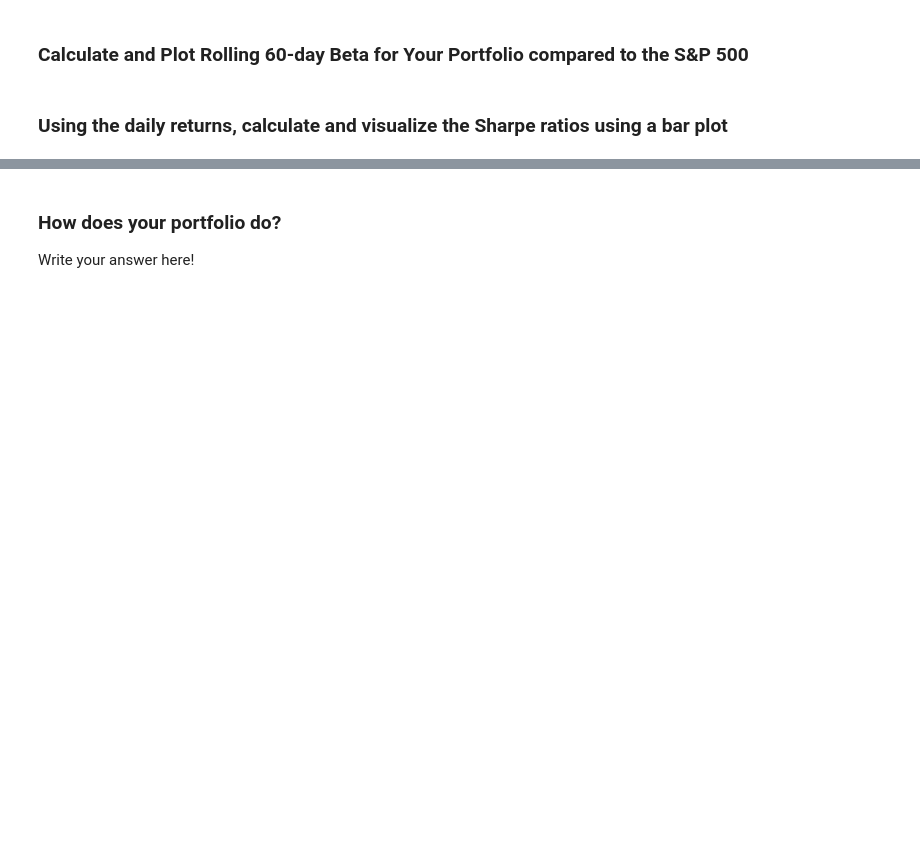
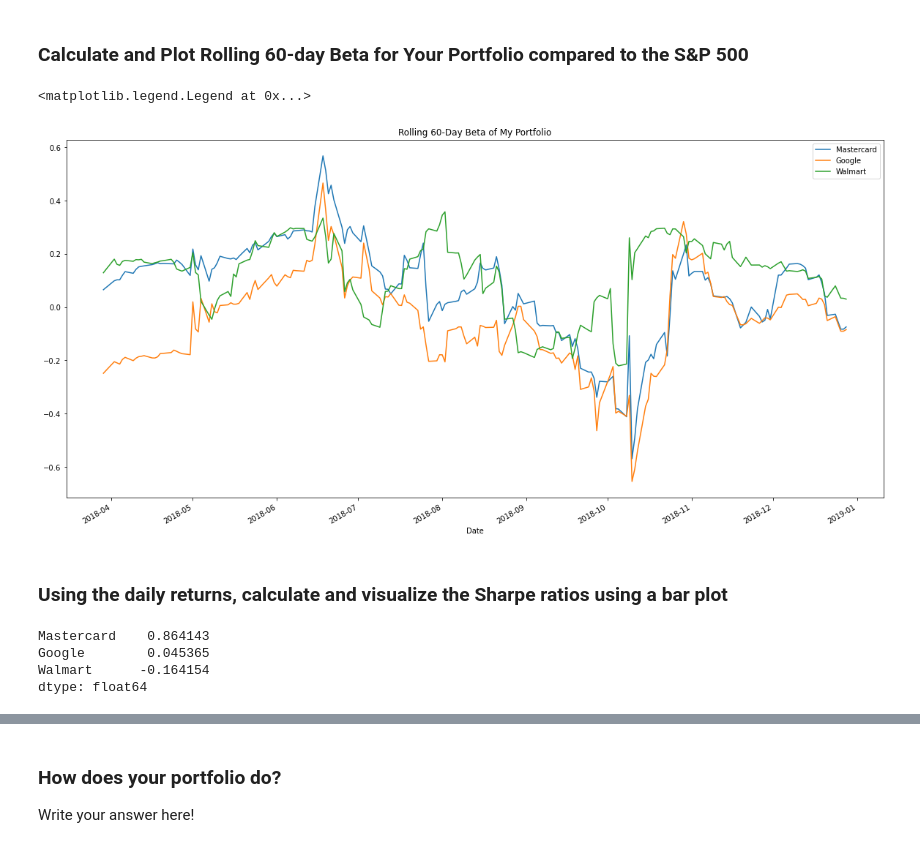
Before and after one commit to lfraccaro1/unit_4_pandas_homework, a Jupyter notebook: whale_analysis.ipynb, the cells around one changed output, grey strips where cells are left out. Drawn from its saved outputs; the diff is of its cells as text; code cells hidden in the pictures; blank space fills up the shorter version.

```diff
--- a/whale_analysis.ipynb
+++ b/whale_analysis.ipynb
@@ -569,6 +558,32 @@ dtype: float64
+# %%
+# Calculate and plot Beta
+mastercard_returns_rolling_covariance = select_stocks_daily_returns["Mastercard"].rolling(window=60).cov(all_portfolio_returns['S&P 500 Daily Returns'])
+google_returns_rolling_covariance = select_stocks_daily_returns["Google"].rolling(window=60).cov(all_portfolio_returns['S&P 500 Daily Returns'])
+walmart_returns_rolling_covariance = select_stocks_daily_returns["Walmart"].rolling(window=60).cov(all_portfolio_returns['S&P 500 Daily Returns'])
+
+mastercard_rolling_beta = mastercard_returns_rolling_covariance / rolling_variance
+google_rolling_beta = google_returns_rolling_covariance / rolling_variance
+walmart_rolling_beta = walmart_returns_rolling_covariance / rolling_variance
+
+ax = mastercard_rolling_beta.plot(figsize=(20,10), title='Rolling 60-Day Beta of My Portfolio')
+google_rolling_beta.plot(ax=ax)
+walmart_rolling_beta.plot(ax=ax)
+
+ax.legend(["Mastercard", "Google", "Walmart"])
+# %% [output]
+<matplotlib.legend.Legend at 0x...>
+[figure, added]
 # %% [markdown]
 ### Using the daily returns, calculate and visualize the Sharpe ratios using a bar plot
 # %%
 # Calculate Annualized Sharpe Ratios
+my_portfolio_sharpe_ratios = (select_stocks_daily_returns.mean() * 252) / (select_stocks_daily_returns.std() * np.sqrt(252))
+
+my_portfolio_sharpe_ratios
+# %% [output]
+Mastercard    0.864143
+Google        0.045365
+Walmart      -0.164154
+dtype: float64
 # %%
 # Visualize the sharpe ratios as a bar plot
```
Also changed, not shown: parts of 7 cells of this notebook.
